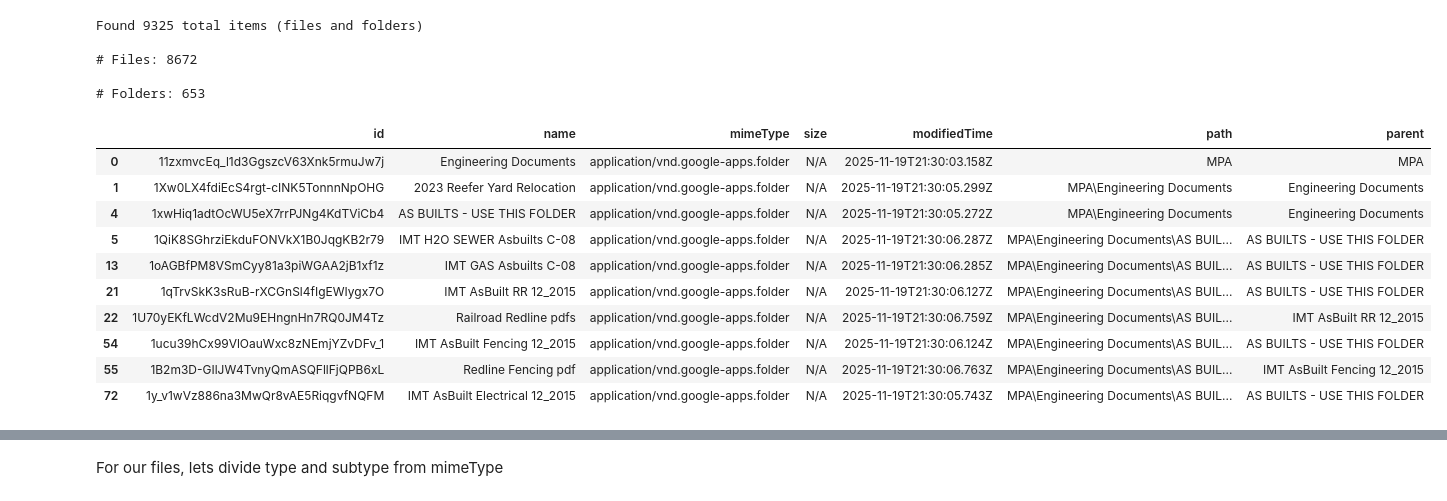
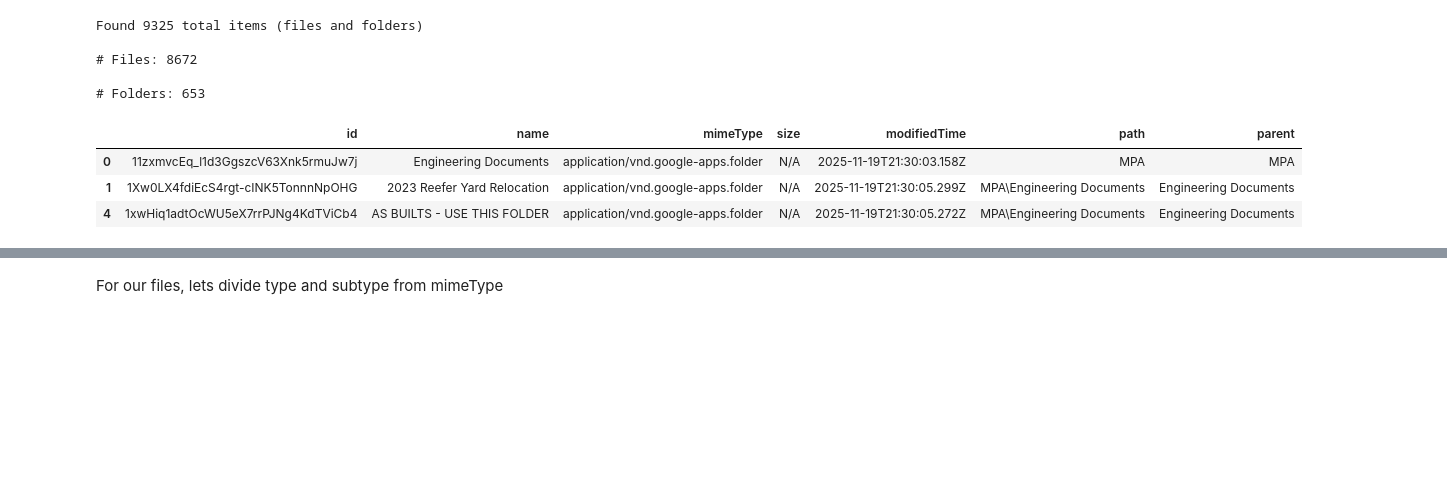
Before and after one commit to baconarray/DS5110_final, a Jupyter notebook: tyler_notes.ipynb, the cells around one changed output, grey strips where cells are left out. Drawn from its saved outputs; the diff is of its cells as text; code cells hidden in the pictures; blank space fills up the shorter version.

```diff
--- a/tyler_notes.ipynb
+++ b/tyler_notes.ipynb
@@ -96,18 +96,11 @@ Found 9325 total items (files and folders)
 # Folders: 653
 # %%
 #We look at our folders from the dataset.
-df_folders.head(10)
+df_folders.head(3)
 # %% [output]
 |  | id | name | mimeType | size | modifiedTime | path | parent |
 | 0 | 11zxmvcEq_l1d3GgszcV63Xnk5rmuJw7j | Engineering Documents | application/vnd.google-apps.folder | N/A | 2025-11-19T21:30:03.158Z | MPA | MPA |
 | 1 | 1Xw0LX4fdiEcS4rgt-cINK5TonnnNpOHG | 2023 Reefer Yard Relocation | application/vnd.google-apps.folder | N/A | 2025-11-19T21:30:05.299Z | MPA\Engineering Documents | Engineering Documents |
 | 4 | 1xwHiq1adtOcWU5eX7rrPJNg4KdTViCb4 | AS BUILTS - USE THIS FOLDER | application/vnd.google-apps.folder | N/A | 2025-11-19T21:30:05.272Z | MPA\Engineering Documents | Engineering Documents |
-| 5 | 1QiK8SGhrziEkduFONVkX1B0JqgKB2r79 | IMT H2O SEWER Asbuilts C-08 | application/vnd.google-apps.folder | N/A | 2025-11-19T21:30:06.287Z | MPA\Engineering Documents\AS BUIL... | AS BUILTS - USE THIS FOLDER |
-| 13 | 1oAGBfPM8VSmCyy81a3piWGAA2jB1xf1z | IMT GAS Asbuilts C-08 | application/vnd.google-apps.folder | N/A | 2025-11-19T21:30:06.285Z | MPA\Engineering Documents\AS BUIL... | AS BUILTS - USE THIS FOLDER |
-| 21 | 1qTrvSkK3sRuB-rXCGnSl4fIgEWIygx7O | IMT AsBuilt RR 12_2015 | application/vnd.google-apps.folder | N/A | 2025-11-19T21:30:06.127Z | MPA\Engineering Documents\AS BUIL... | AS BUILTS - USE THIS FOLDER |
-| 22 | 1U70yEKfLWcdV2Mu9EHngnHn7RQ0JM4Tz | Railroad Redline pdfs | application/vnd.google-apps.folder | N/A | 2025-11-19T21:30:06.759Z | MPA\Engineering Documents\AS BUIL... | IMT AsBuilt RR 12_2015 |
-| 54 | 1ucu39hCx99VlOauWxc8zNEmjYZvDFv_1 | IMT AsBuilt Fencing 12_2015 | application/vnd.google-apps.folder | N/A | 2025-11-19T21:30:06.124Z | MPA\Engineering Documents\AS BUIL... | AS BUILTS - USE THIS FOLDER |
-| 55 | 1B2m3D-GIlJW4TvnyQmASQFllFjQPB6xL | Redline Fencing pdf | application/vnd.google-apps.folder | N/A | 2025-11-19T21:30:06.763Z | MPA\Engineering Documents\AS BUIL... | IMT AsBuilt Fencing 12_2015 |
-| 72 | 1y_v1wVz886na3MwQr8vAE5RiqgvfNQFM | IMT AsBuilt Electrical 12_2015 | application/vnd.google-apps.folder | N/A | 2025-11-19T21:30:05.743Z | MPA\Engineering Documents\AS BUIL... | AS BUILTS - USE THIS FOLDER |
 # %%
 #We look at our files from the dataset.
```
Also changed, not shown: parts of 11 cells of this notebook.
